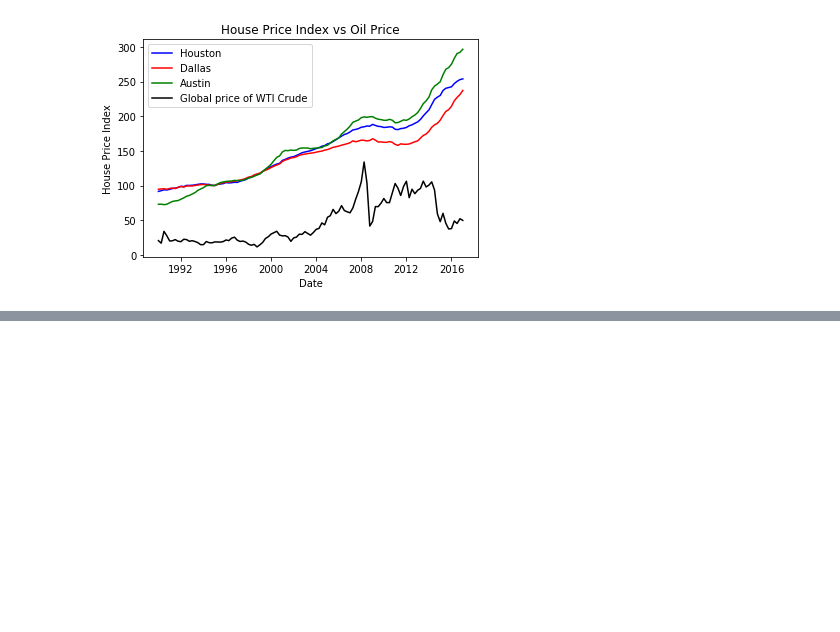
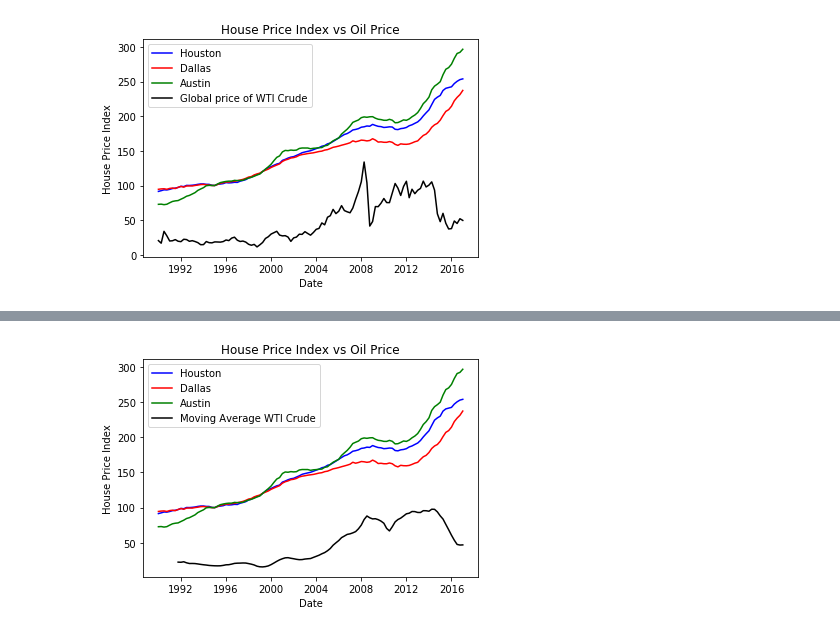
Before and after one commit to dxvo/DGJ_project, a Jupyter notebook: notebook/Gage_FRED_API.ipynb, the cells around one changed output, grey strips where cells are left out. Drawn from its saved outputs; the diff is of its cells as text; code cells hidden in the pictures; blank space fills up the shorter version.

Commit message:
added notebook with MA extract house prices and oil prices

```diff
--- a/notebook/Gage_FRED_API.ipynb
+++ b/notebook/Gage_FRED_API.ipynb
@@ -141,3 +142,6 @@ plt.xlabel("Date")
 plt.show()
 # %% [output]
 [figure]
+# %%
+df['MA'] = df.rolling(window=8)["Global price of WTI Crude"].mean()
+df.head()
@@ -143,0 +155,16 @@ plt.show()
+# %%
+plt.plot(x_axis, df["House Price Index for Houston"],color="blue", label="Houston" )
+plt.plot(x_axis, df["House Price Index for Dallas"],color="red", label="Dallas" )
+plt.plot(x_axis, df["House Price Index for Austin"],color="green", label="Austin" )
+plt.plot(x_axis, df["MA"],color='black',label = "Moving Average WTI Crude")
+
+plt.legend(loc="best")
+
+plt.title(f"House Price Index vs Oil Price")
+plt.ylabel("House Price Index")
+plt.xlabel("Date")
+
+plt.savefig("House price Index vs MA WTA Oil Price.png")
+plt.show()
+# %% [output]
+[figure, added]
```
Also changed, not shown: parts of 2 cells of this notebook.
